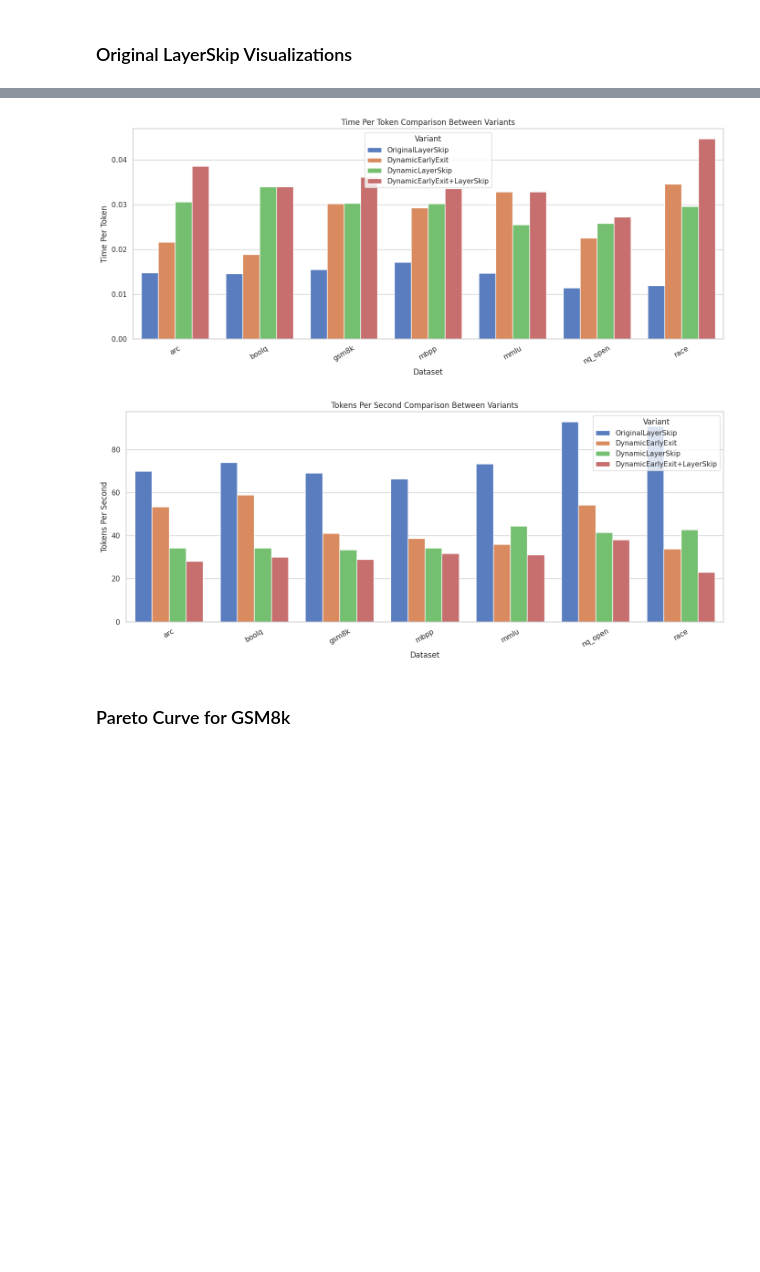
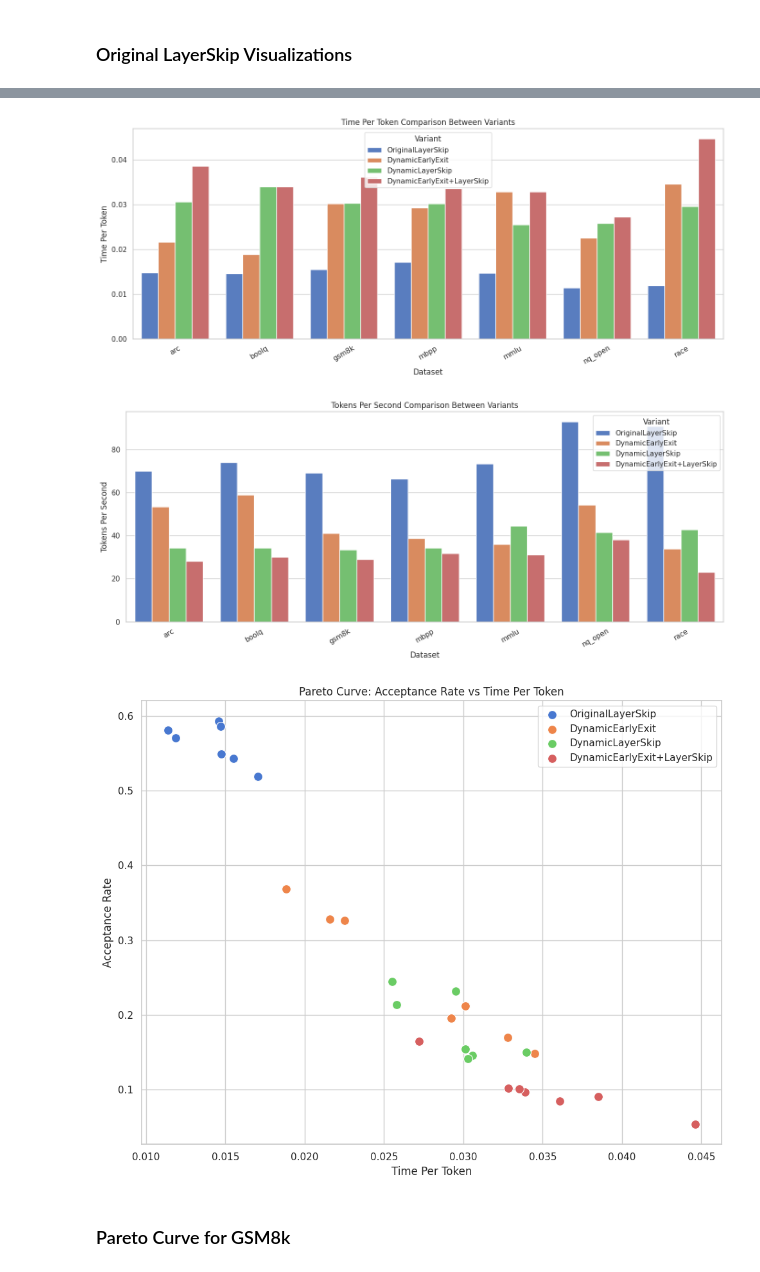
Before and after one commit to radroof22/cs7643-project-skiplayer, a Jupyter notebook: LayerSkip/logs/result_visualization.ipynb, the cells around one changed output, grey strips where cells are left out. Cells and saved outputs as stored; diff of their text form; code cells hidden in the pictures; blank space fills up the shorter version.

Commit message:
Added pareto curve for all datasets

```diff
--- a/LayerSkip/logs/result_visualization.ipynb
+++ b/LayerSkip/logs/result_visualization.ipynb
@@ -9,6 +9,7 @@ import re
 import pandas as pd
 import matplotlib.pyplot as plt
 import seaborn as sns
+import numpy as np
 
 metrics_to_plot = ["acceptance_rate", "time_per_token", "tokens_per_second"]
 
@@ -25,15 +26,9 @@ def load_benchmarks(path_pattern, label):
 
         metrics = parsed_data[-1]
 
-        dataset_name = file_path.split('/')[-1]
-        dataset_name = dataset_name.replace('.json', '')
+        dataset_name = file_path.split('/')[-1].replace('.json', '')
         dataset_name = dataset_name.replace('benchmark_', '')
-
-        dataset_name = re.sub(
-            r'_(original|dynamicearlyexit|non_finetuned_dynamic_layer_skip)$',
-            '',
-            dataset_name
-        )
+        dataset_name = re.sub(r'_(original|dynamicearlyexit|non_finetuned_dynamic_layer_skip)$', '', dataset_name)
 
         result = {
             "dataset": dataset_name,
@@ -52,35 +47,58 @@ dynamic_layer_skip_results = load_benchmarks('DynamicLayerSkip/*.json', label='D
 combo_results = load_benchmarks('Combo/*.json', label='DynamicEarlyExit+LayerSkip')
 
 df = pd.DataFrame(original_results + dynamic_early_exit_results + dynamic_layer_skip_results + combo_results)
 
 sns.set_theme(style="whitegrid")
 
 for metric in metrics_to_plot:
     plt.figure(figsize=(14, 6))
-
     order = sorted(df['dataset'].unique())
 
     sns.barplot(
         data=df,
         x="dataset",
         y=metric,
         hue="variant",
         order=order,
         palette="muted"
     )
 
     plt.title(f'{metric.replace("_", " ").title()} Comparison Between Variants')
     plt.ylabel(metric.replace("_", " ").title())
     plt.xlabel('Dataset')
     plt.xticks(rotation=30)
-
     plt.legend(title="Variant")
     plt.tight_layout()
     plt.show()
+
+
+plt.figure(figsize=(10, 8))
+palette = sns.color_palette("muted", n_colors=df["variant"].nunique())
+variant_colors = {variant: palette[i] for i, variant in enumerate(df["variant"].unique())}
+
+for variant in df['variant'].unique():
+    variant_df = df[df['variant'] == variant]
+    sns.scatterplot(
+        data=variant_df,
+        x="time_per_token",
+        y="acceptance_rate",
+        label=variant,
+        color=variant_colors[variant],
+        s=100
+    )
+
+plt.xlabel('Time Per Token')
+plt.ylabel('Acceptance Rate')
+plt.title('Pareto Curve: Acceptance Rate vs Time Per Token')
+plt.grid(True)
+plt.legend()
+plt.tight_layout()
+plt.show()
 # %% [output]
 [figure]
 [figure]
 [figure]
+[figure, added]
 # %% [markdown]
 ### Pareto Curve for GSM8k
 # %%
```
